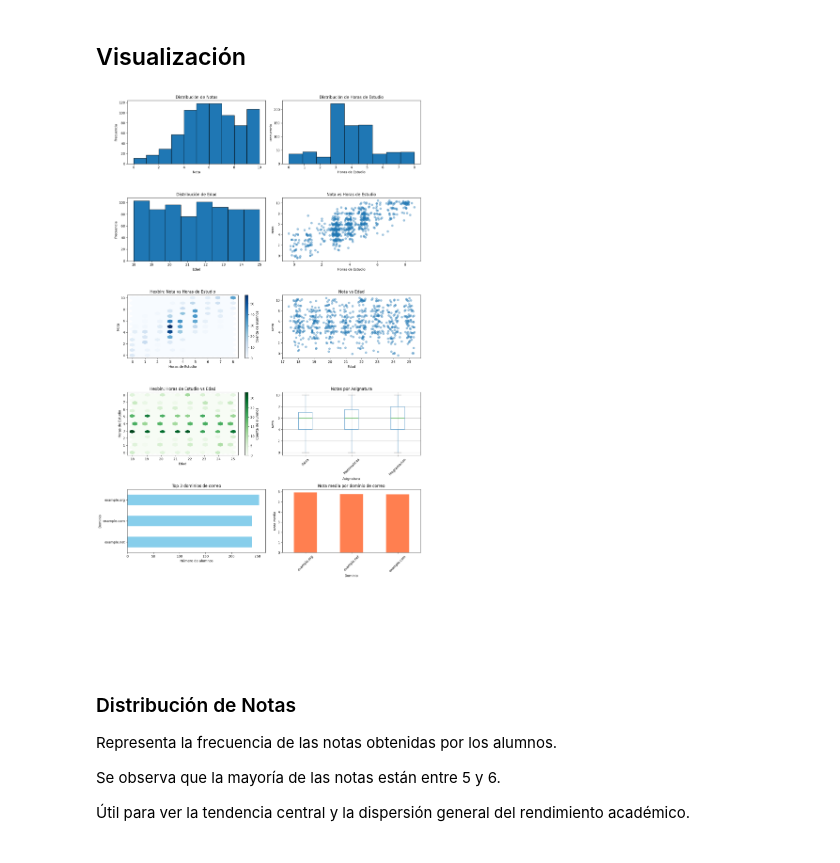
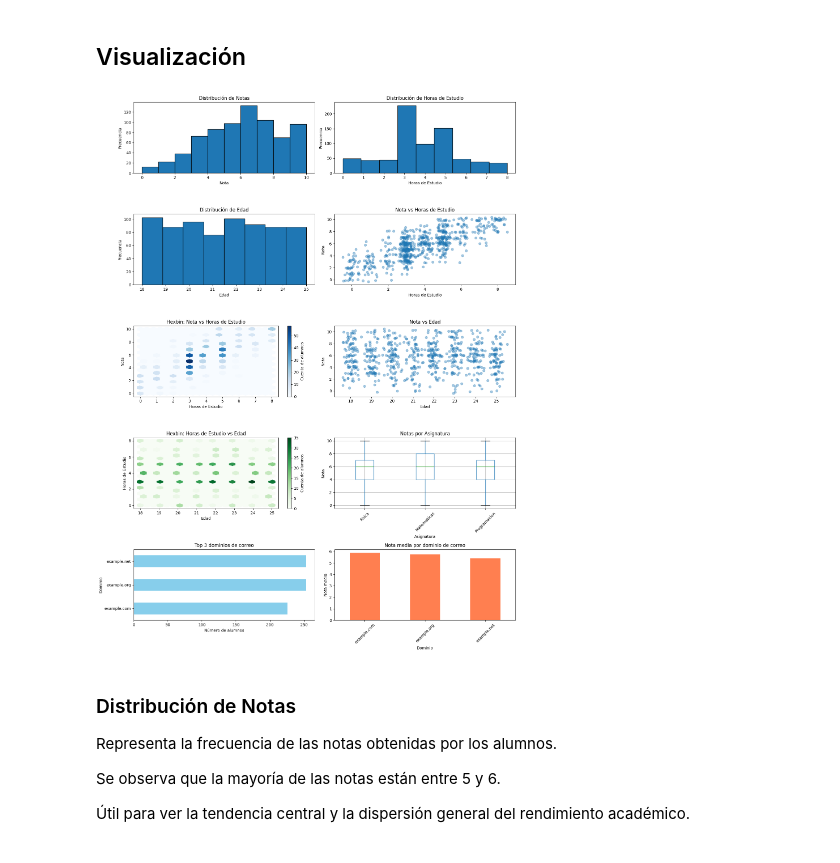
Before and after one commit to GaizkaMiranda/Analisis, a Jupyter notebook: notebook.ipynb, the cells around one changed output. Saved outputs shown, nothing was run; the diff lists cells and outputs as text; code cells hidden in the pictures.

```diff
--- a/notebook.ipynb
+++ b/notebook.ipynb
@@ -266,10 +263,6 @@ Aqui se pueden ver de forma ordenala, los minimos, maximos, mediana, media, desv
 # %% [markdown]
 ## Visualización
 # %%
-import numpy as np
-import pandas as pd
-import matplotlib.pyplot as plt
-
 # Cargar datos
 df = pd.read_csv('alumnos_deusto_sin_nulos.csv', encoding='utf-8-sig')
 
@@ -283,8 +276,8 @@ df['Dominio'] = df['Correo'].str.extract(r'@([\w\.-]+\.\w+)$')
 conteo_dominios = df['Dominio'].value_counts()
 nota_media_por_dominio = df.groupby('Dominio')['Nota'].mean().sort_values(ascending=False)
 
-# Creamos 6 filas x 2 columnas = 12 ejes, y ajustamos tamaño
-fig, axes = plt.subplots(6, 2, figsize=(14, 24))
+# Creamos 5 filas x 2 columnas = 10 ejes, y ajustamos tamaño
+fig, axes = plt.subplots(5, 2, figsize=(15, 20))
 axes = axes.flatten()
 
 # 1: Histograma de Nota
@@ -320,9 +313,8 @@ axes[4].set_title('Hexbin: Nota vs Horas de Estudio')
 axes[4].set_xlabel('Horas de Estudio')
 axes[4].set_ylabel('Nota')
 
-# 6 eliminado
 
-# 7: Scatter Nota vs Edad (jitter)
+# 6: Scatter Nota vs Edad (jitter)
 x2 = df['Edad'].fillna(df['Edad'].mean()) + np.random.normal(0, jitter_scale, size=len(df))
 y2 = df['Nota'] + np.random.normal(0, jitter_scale, size=len(df))
 axes[5].scatter(x2, y2, alpha=alpha)
@@ -330,51 +322,47 @@ axes[5].set_title('Nota vs Edad')
 axes[5].set_xlabel('Edad')
 axes[5].set_ylabel('Nota')
 
-# 8: Hexbin Horas vs Edad
+# 7: Hexbin Horas vs Edad
 hb2 = axes[6].hexbin(df['Edad'], df['horas_estudio'], gridsize=20, cmap='Greens')
 fig.colorbar(hb2, ax=axes[6], label='Cuenta de alumnos')
 axes[6].set_title('Hexbin: Horas de Estudio vs Edad')
 axes[6].set_xlabel('Edad')
 axes[6].set_ylabel('Horas de Estudio')
 
-# 9: Boxplot Notas por Asignatura
+# 8: Boxplot Notas por Asignatura
 df.boxplot(column='Nota', by='Asignatura', ax=axes[7], rot=45)
 axes[7].set_title('Notas por Asignatura')
 axes[7].set_xlabel('Asignatura')
 axes[7].set_ylabel('Nota')
 axes[7].figure.suptitle('')
 
-# 10: Top 3 dominios (barh)
+# 9: Top 3 dominios (barh)
 conteo_dominios.head(3).plot(
     kind='barh',
     ax=axes[8],
     color='skyblue'
 )
 axes[8].set_title("Top 3 dominios de correo")
 axes[8].set_xlabel("Número de alumnos")
 axes[8].set_ylabel("Dominio")
 axes[8].invert_yaxis()
 
-# 11: Nota media por dominio (bar)
+# 10: Nota media por dominio (bar)
 nota_media_por_dominio.plot(
     kind='bar',
     ax=axes[9],
     color='coral'
 )
 axes[9].set_title("Nota media por dominio de correo")
 axes[9].set_xlabel("Dominio")
 axes[9].set_ylabel("Nota media")
 axes[9].tick_params(axis='x', rotation=45)
 
-# Ocultar ejes sobrantes (12 en total, sólo usamos 10)
-for ax in axes[10:]:
-    ax.axis('off')
-
 # Ajuste y muestra
 plt.tight_layout()
 plt.show()
 # %% [output]
-[figure, old version]
+[figure, new version]
 # %% [markdown]
 ### Distribución de Notas
 
```
Also changed, not shown: parts of 5 cells of this notebook, 8 other files.
